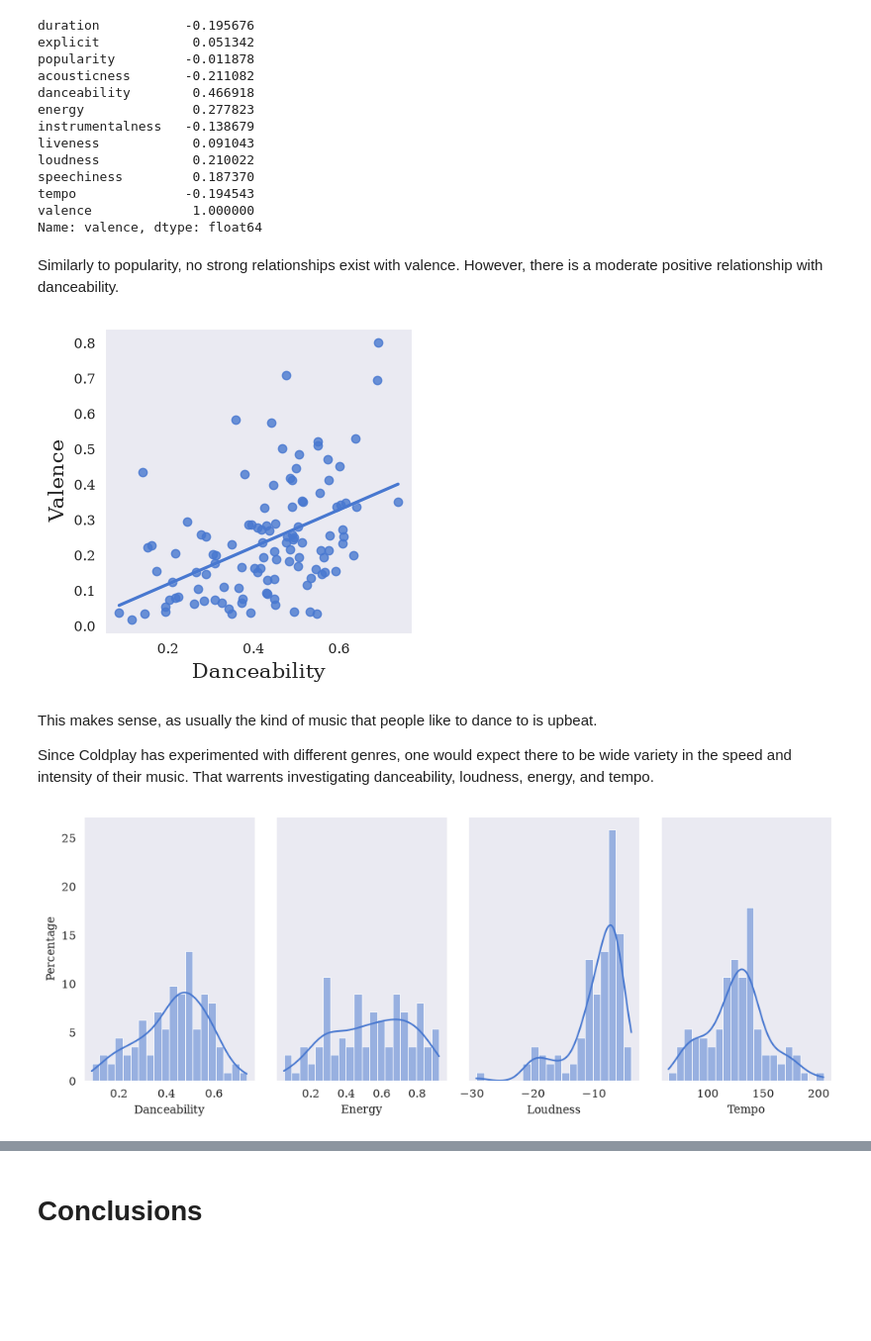
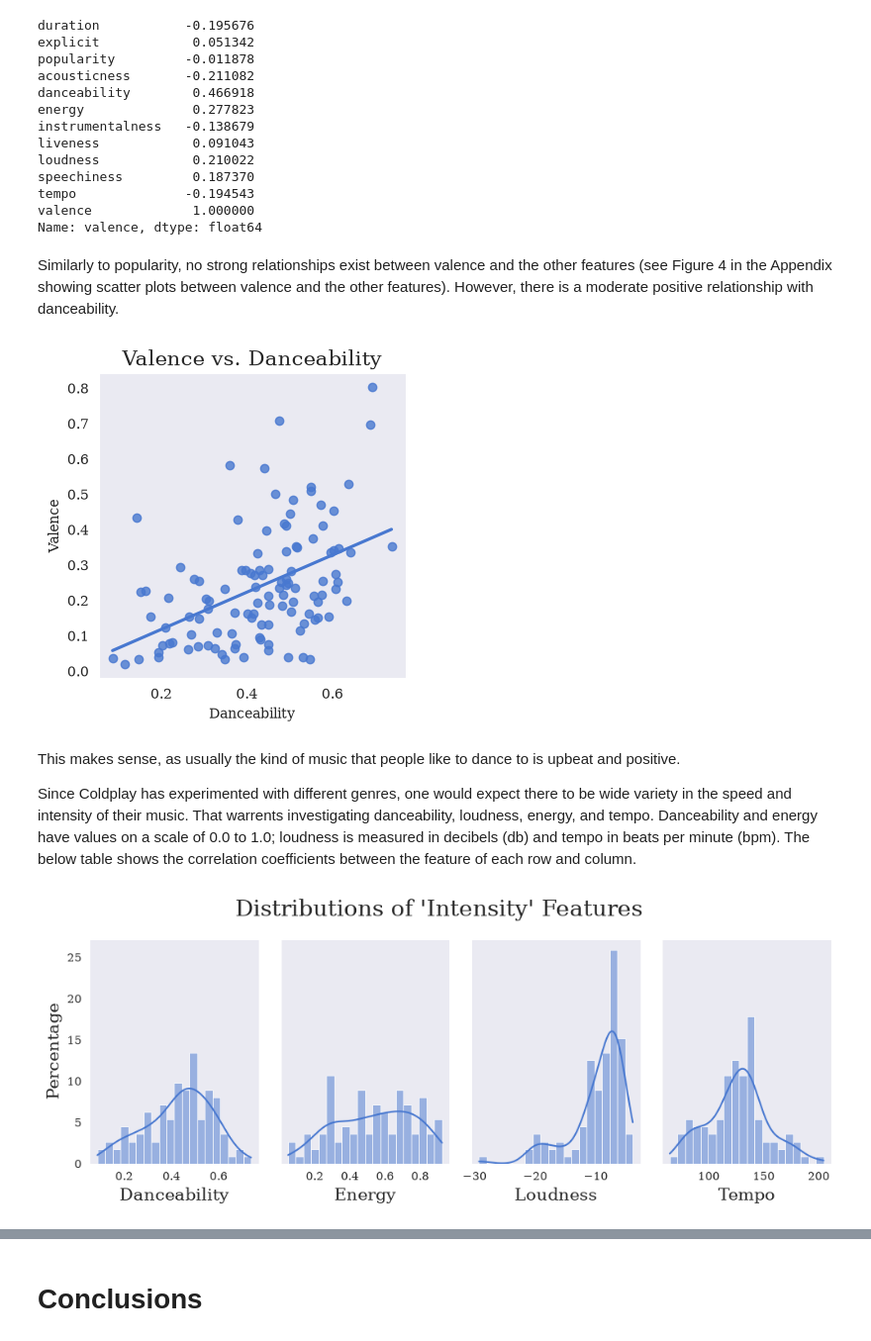
Before and after one commit to Dworlock11/Coldplay-Music-Analysis, a Jupyter notebook: notebooks/Analysis.ipynb, the cells around one changed output, grey strips where cells are left out. Shown at 99% size. Cells and saved outputs as stored; diff of their text form; code cells hidden in the pictures; blank space fills up the shorter version.

```diff
--- a/notebooks/Analysis.ipynb
+++ b/notebooks/Analysis.ipynb
@@ -212,5 +194,6 @@ Name: name, dtype: str
 # %% [markdown]
 The actual names of the songs would be more helpful, so they will be individually replaced.
 # %%
-df.loc[[0, 8, 5, 3, 10, 25], "name"] = ["Music of the Spheres", "Music of the Spheres II", "Human Heart", "Alien Choir", "Infinity Sign", "Bani Adam"]
+df.loc[[0, 8, 5, 3, 10, 25], "name"] = ["Music of the Spheres", "Music of the Spheres II", "Human Heart", "Alien Choir",
+                                        "Infinity Sign", "Bani Adam"]
 # %%
@@ -304,11 +289,11 @@ Coldplay has amassed a diverse discography over the years spanning both rock and
 
 Firstly, their first two albums are considered acoustic rock, while the albums later started to use more electronic instrumentation that is characteristic of pop.
 # %%
-sorted_df = df.sort_values(by=["release_date"])
+df = df.sort_values(by=["release_date"])
 
 fig, ax = plt.subplots(figsize=(8, 3))
 
-sns.barplot(x="album_name", y="acousticness", data=sorted_df, errorbar=('ci', False))
+sns.barplot(x="album_name", y="acousticness", data=df, errorbar=('ci', False))
 ax.set_xlabel("Album", fontsize=15)
 ax.set_ylabel("Acousticness", fontsize=15)
 ax.set_title("Average Acousticness of Each Album", fontsize=20)
@@ -518,33 +517,40 @@ tempo              -0.194543
 valence             1.000000
 Name: valence, dtype: float64
 # %% [markdown]
-Similarly to popularity, no strong relationships exist with valence. However, there is a moderate positive relationship with danceability.
+Similarly to popularity, no strong relationships exist between valence and the other features (see Figure 4 in the Appendix showing scatter plots between valence and the other features). However, there is a moderate positive relationship with danceability.
 # %%
 fig, ax = plt.subplots(figsize=(4, 4))
 
 sns.regplot(x="danceability", y="valence", data=df, ci=False)
-ax.set_xlabel("Danceability", fontsize=15)
-ax.set_ylabel("Valence", fontsize=15)
+ax.set_xlabel("Danceability")
+ax.set_ylabel("Valence")
+ax.set_title("Valence vs. Danceability", fontsize=15)
 
 plt.show()
 # %% [output]
-[figure, old version]
+[figure, new version]
 # %% [markdown]
-This makes sense, as usually the kind of music that people like to dance to is upbeat.
+This makes sense, as usually the kind of music that people like to dance to is upbeat and positive.
 
-Since Coldplay has experimented with different genres, one would expect there to be wide variety in the speed and intensity of their music. That warrents investigating danceability, loudness, energy, and tempo.
+Since Coldplay has experimented with different genres, one would expect there to be wide variety in the speed and intensity of their music. That warrents investigating danceability, loudness, energy, and tempo. Danceability and energy have values on a scale of 0.0 to 1.0; loudness is measured in decibels (db) and tempo in beats per minute (bpm). The below table shows the correlation coefficients between the feature of each row and column.
 # %%
+# Features to investigate
+features = ["danceability", "energy", "loudness", "tempo"]
+
+# Create figure
 fig, axes = plt.subplots(1, 4, figsize=(10, 4), sharey=True)
 axes = axes.flatten()
 
-features = ["danceability", "energy", "loudness", "tempo"]
-
+# Create charts
 for feature, ax in zip(features, axes):
     sns.histplot(x=feature, stat="percent", data=df, bins=20, kde=True, ax=ax)
-    ax.set_xlabel(feature.capitalize())
-    ax.set_ylabel("Percentage")
+    ax.set_xlabel(feature.capitalize(), fontsize=15)
+    ax.set_ylabel("Percentage", fontsize=15)
+
+# Add figure title
+fig.suptitle("Distributions of 'Intensity' Features", fontsize=20)
 
 plt.tight_layout()
 plt.show()
 # %% [output]
-[figure, old version]
+[figure, new version]
```
Also changed, not shown: parts of 47 cells of this notebook, 2 other files.
